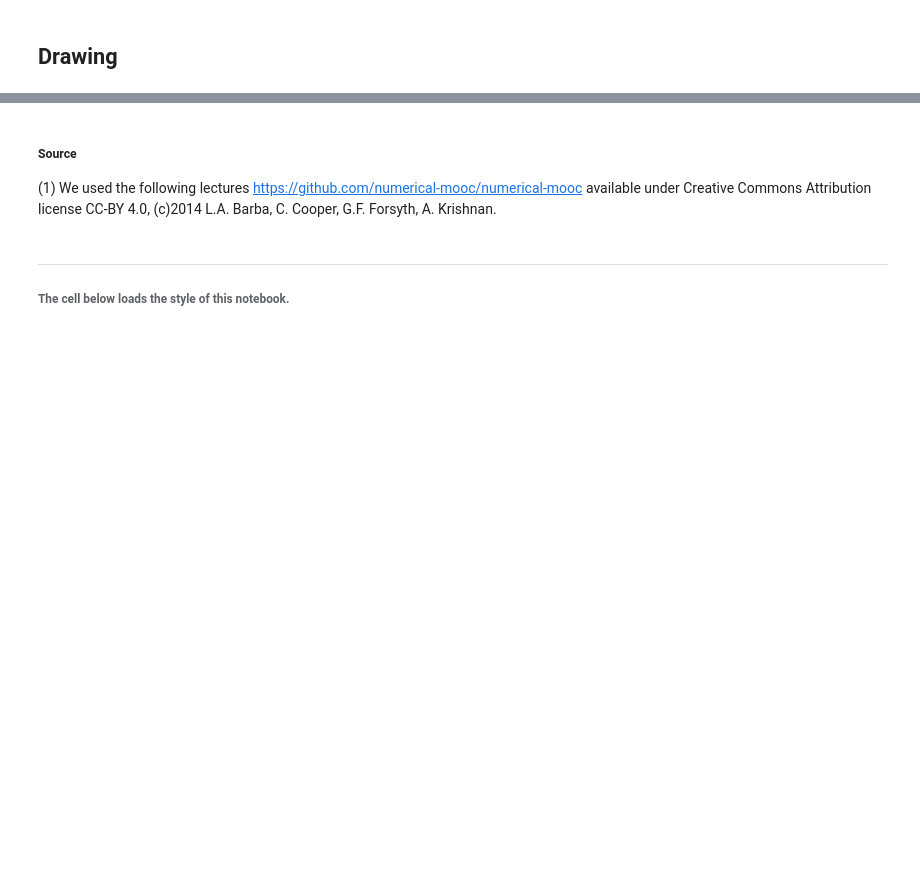
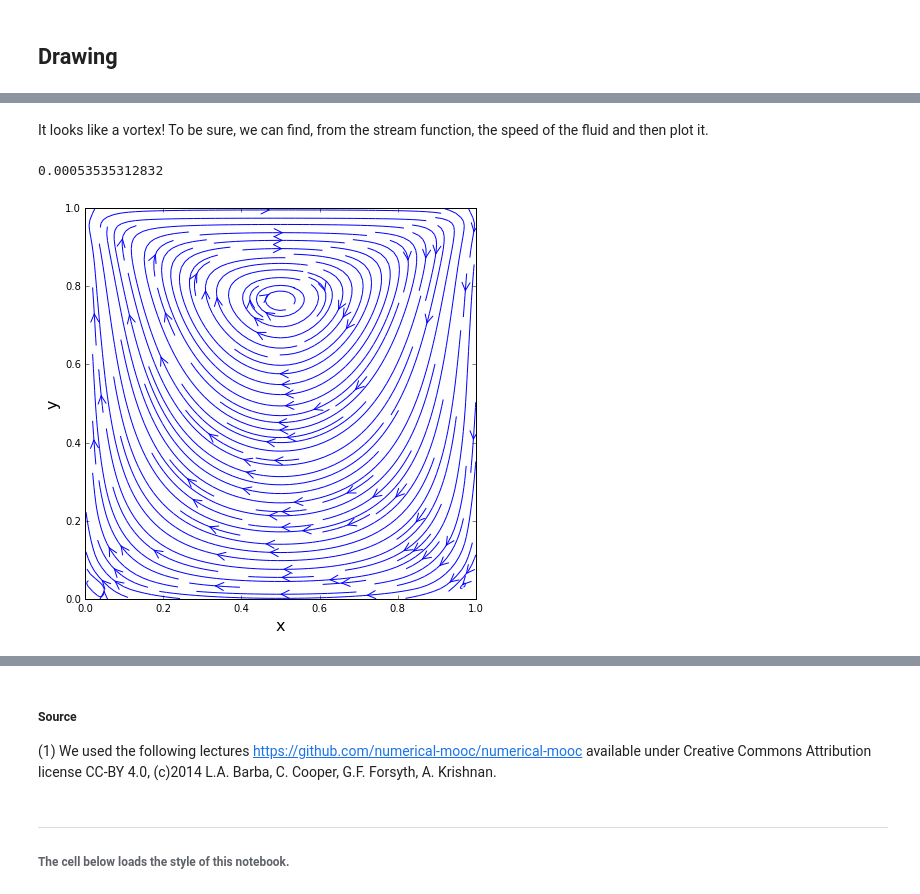
Before and after one commit to irenous/numerical-mooc, a Jupyter notebook: working/stokes/Stokes.ipynb, the cells around one changed output, grey strips where cells are left out. Cells and saved outputs as stored; diff of their text form; code cells hidden in the pictures; blank space fills up the shorter version.

```diff
--- a/working/stokes/Stokes.ipynb
+++ b/working/stokes/Stokes.ipynb
@@ -227,0 +307,59 @@ It was intersting to change the values of the different parameters to see differ
+# %% [markdown]
+It looks like a vortex! To be sure, we can find, from the stream function, the speed of the fluid and then plot it.
+# %%
+def speed(psi,nx,ny,dx,dy,u):
+    '''calculate the speed from the potential
+
+    Parameters:
+    ----------
+    psi : 2D array of floats
+        potential
+    nx: float
+        array size x axis
+    ny:float
+        array size y axis
+    dx: float
+        Mesh spacing in x direction
+    dy: float
+        Mesh spacing in y direction
+
+    Returns:
+    -------
+    ux: 2D array of float
+        speed in the x direction
+    vy:2D array of float
+        speed in the y direction
+    '''
+    ux=numpy.zeros((nx,ny))
+    vy=numpy.zeros((nx,ny))
+
+    ux[:,0]=0
+    ux[:,-1]=0
+    ux[0,:]=0
+    ux[-1,:]=u
+    ux[1:-1,1:-1]=(1/2*dy)*(psi[2:,1:-1]-psi[0:-2,1:-1])
+
+    vy[:,0]=0
+    vy[:,-1]=0
+    vy[0,:]=0
+    vy[-1,:]=0
+    vy[1:-1,1:-1]=-(1/2*dx)*(psi[1:-1,2:]-psi[1:-1,0:-2])
+
+    return ux,vy
+
+#plot of the flow speed
+ux, vy=speed(psi,nx,ny,dx,dy,u)
+X, Y =numpy.meshgrid(x,y)
+size=7
+
+pyplot.figure(figsize=(size, (y[-1]-y[0])/(x[-1]-x[0])*size))
+pyplot.xlabel('x', fontsize=16)
+pyplot.ylabel('y', fontsize=16)
+pyplot.xlim(x[0],x[-1])
+pyplot.ylim(y[0], y[-1])
+pyplot.streamplot(X, Y, ux, vy, density=1.86, linewidth=1, arrowsize=2, arrowstyle='->')
+
+print(ux[-2,20])
+# %% [output]
+0.00053535312832
+[figure, added]
```
Also changed, not shown: parts of 21 cells of this notebook.
